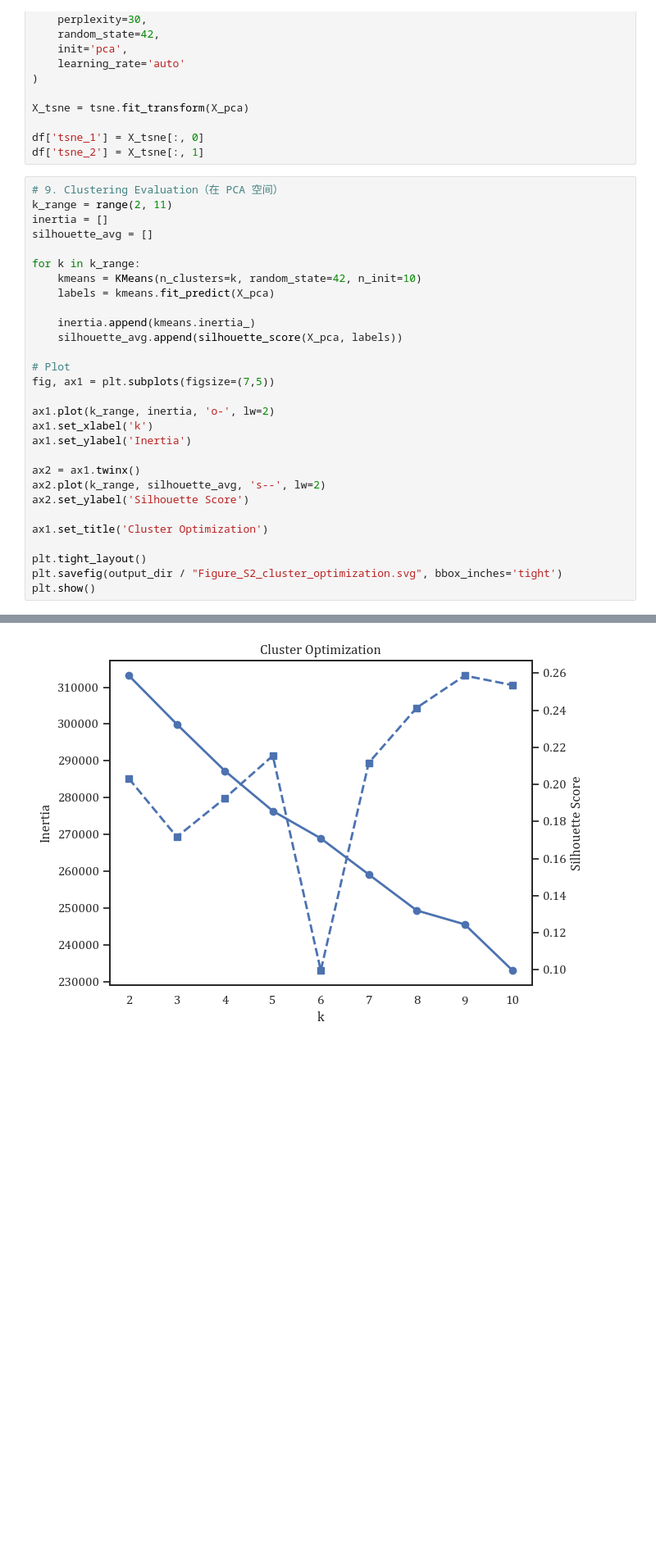
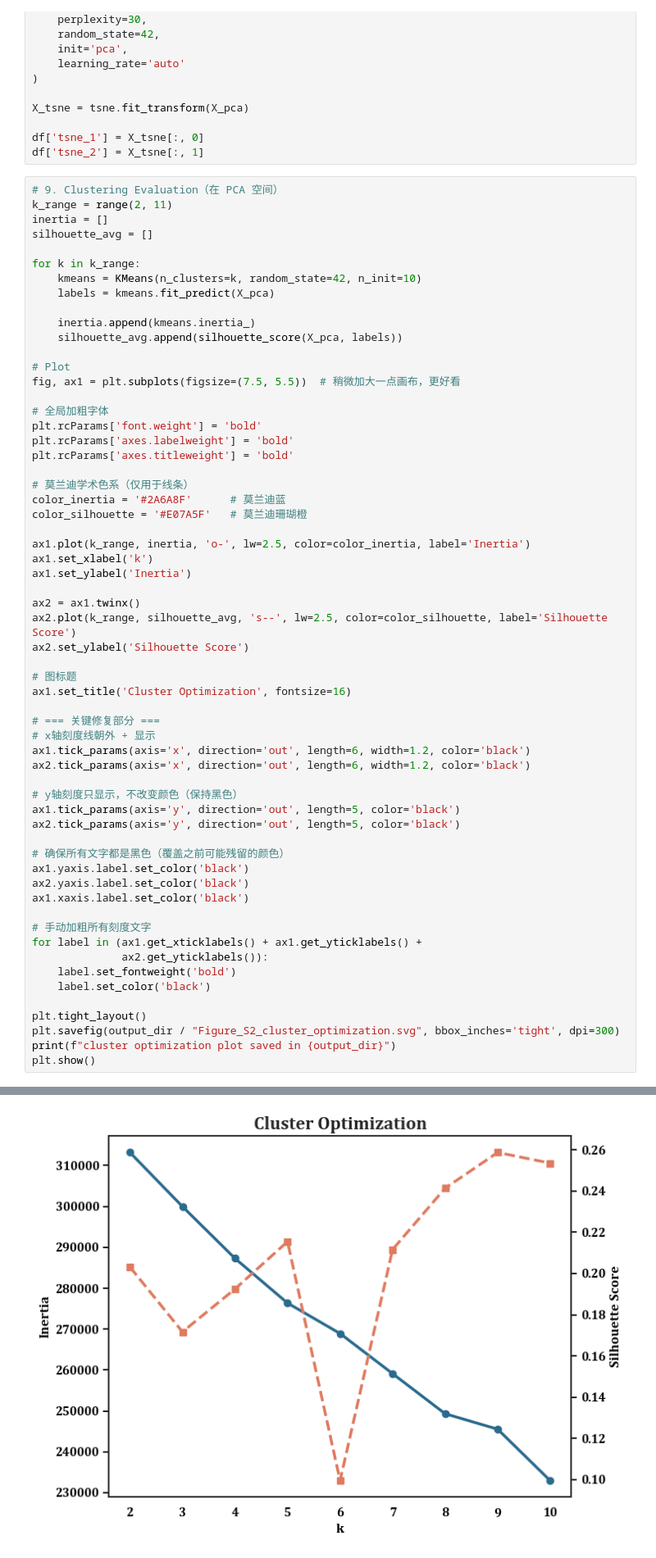
Before and after one commit to Toby-Lo/ML_QSAR_pipline, a Jupyter notebook: data/NSD2/Chemical_Space_Analysis.ipynb, the cells around one changed output, grey strips where cells are left out. Shown at 82% size. Drawn from its saved outputs; the diff is of its cells as text; blank space fills up the shorter version.

Commit message:
updated visualization

```diff
--- a/data/NSD2/Chemical_Space_Analysis.ipynb
+++ b/data/NSD2/Chemical_Space_Analysis.ipynb
@@ -141,19 +141,50 @@ for k in k_range:
     silhouette_avg.append(silhouette_score(X_pca, labels))
 
 # Plot
-fig, ax1 = plt.subplots(figsize=(7,5))
+fig, ax1 = plt.subplots(figsize=(7.5, 5.5))  # 稍微加大一点画布，更好看
 
-ax1.plot(k_range, inertia, 'o-', lw=2)
+# 全局加粗字体
+plt.rcParams['font.weight'] = 'bold'
+plt.rcParams['axes.labelweight'] = 'bold'
+plt.rcParams['axes.titleweight'] = 'bold'
+
+# 莫兰迪学术色系（仅用于线条）
+color_inertia = '#2A6A8F'      # 莫兰迪蓝
+color_silhouette = '#E07A5F'   # 莫兰迪珊瑚橙
+
+ax1.plot(k_range, inertia, 'o-', lw=2.5, color=color_inertia, label='Inertia')
 ax1.set_xlabel('k')
 ax1.set_ylabel('Inertia')
 
 ax2 = ax1.twinx()
-ax2.plot(k_range, silhouette_avg, 's--', lw=2)
+ax2.plot(k_range, silhouette_avg, 's--', lw=2.5, color=color_silhouette, label='Silhouette Score')
 ax2.set_ylabel('Silhouette Score')
 
-ax1.set_title('Cluster Optimization')
+# 图标题
+ax1.set_title('Cluster Optimization', fontsize=16)
+
+# === 关键修复部分 ===
+# x轴刻度线朝外 + 显示
+ax1.tick_params(axis='x', direction='out', length=6, width=1.2, color='black')
+ax2.tick_params(axis='x', direction='out', length=6, width=1.2, color='black')
+
+# y轴刻度只显示，不改变颜色（保持黑色）
+ax1.tick_params(axis='y', direction='out', length=5, color='black')
+ax2.tick_params(axis='y', direction='out', length=5, color='black')
+
+# 确保所有文字都是黑色（覆盖之前可能残留的颜色）
+ax1.yaxis.label.set_color('black')
+ax2.yaxis.label.set_color('black')
+ax1.xaxis.label.set_color('black')
+
+# 手动加粗所有刻度文字
+for label in (ax1.get_xticklabels() + ax1.get_yticklabels() +
+              ax2.get_yticklabels()):
+    label.set_fontweight('bold')
+    label.set_color('black')
 
 plt.tight_layout()
-plt.savefig(output_dir / "Figure_S2_cluster_optimization.svg", bbox_inches='tight')
+plt.savefig(output_dir / "Figure_S2_cluster_optimization.svg", bbox_inches='tight', dpi=300)
+print(f"cluster optimization plot saved in {output_dir}")
 plt.show()
 # %% [output]
@@ -160,4 +192,4 @@ plt.show()
-[figure, old version]
+[figure, new version]
 # %%
 # 10. Final Clustering
 manual_k = 8 # adjust based on elbow/silhouette
```
Also changed, not shown: parts of 6 cells of this notebook, 1 other file.
